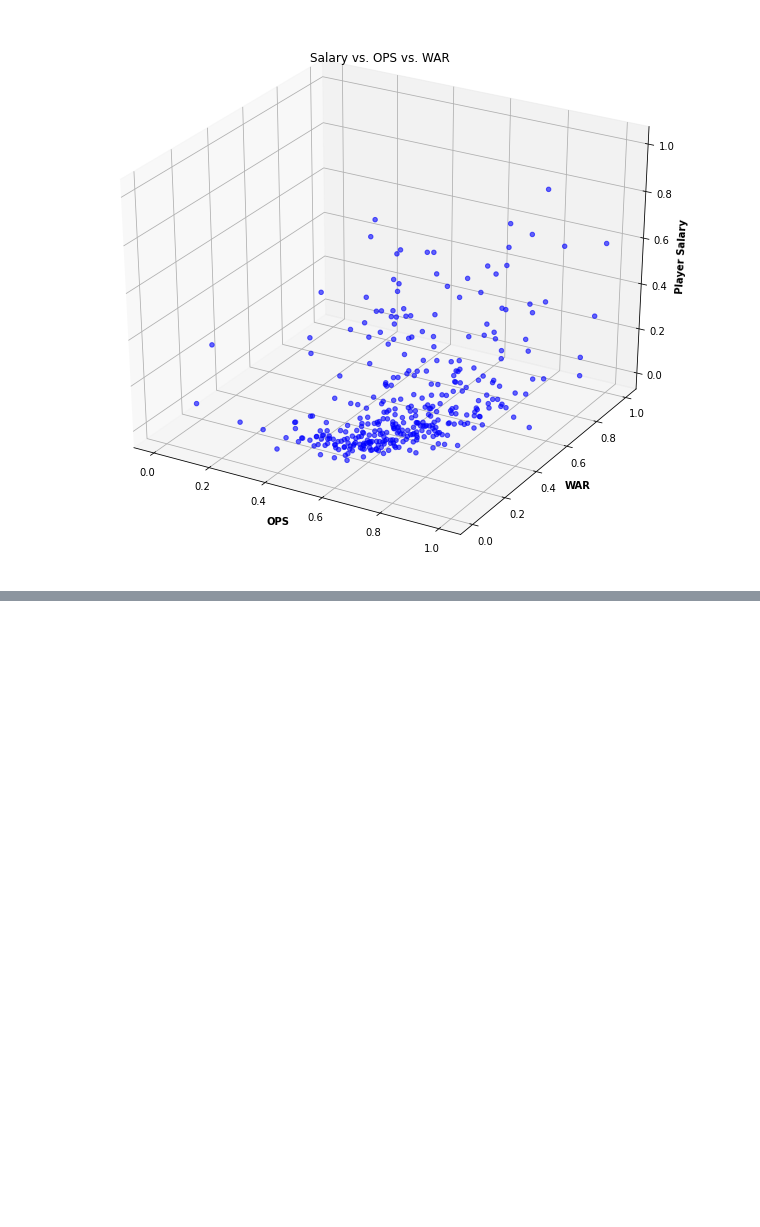
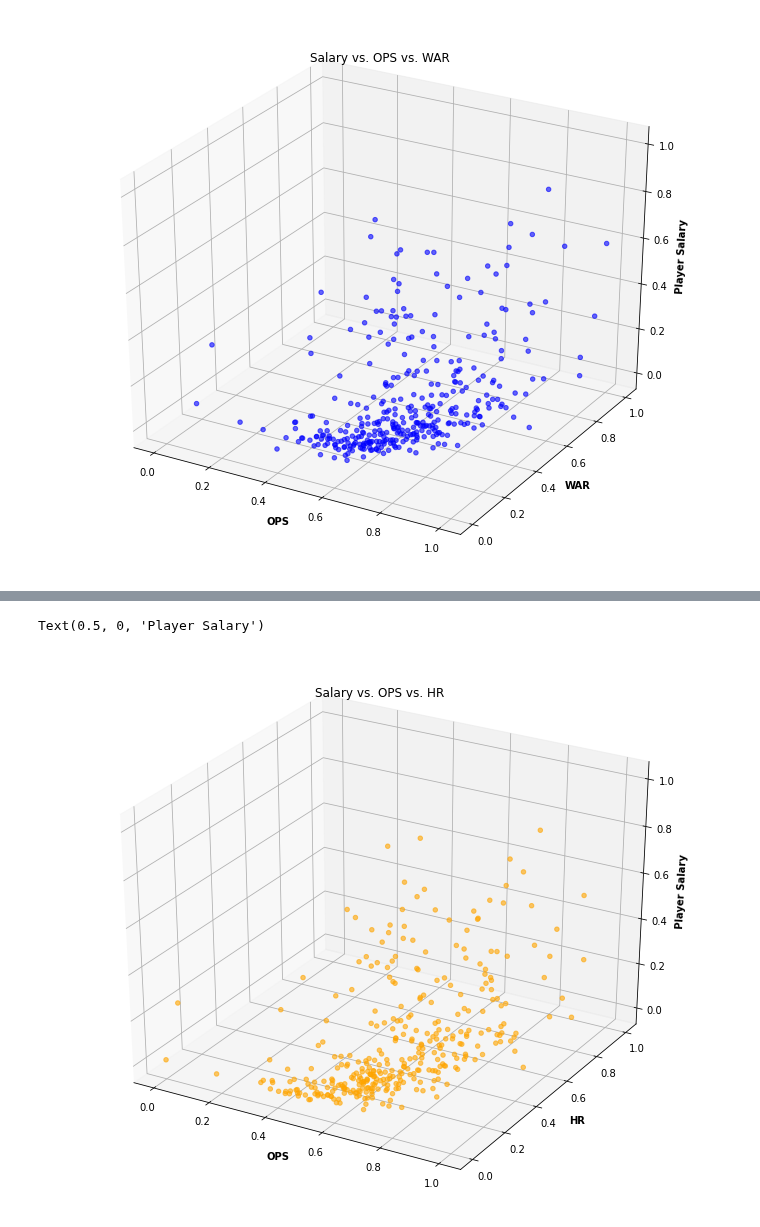
Before and after one commit to mnocerino23/MLB-Salary-Regressions, a Jupyter notebook: Visualization_continued.ipynb, the cells around one changed output, grey strips where cells are left out. Cells and saved outputs as stored; diff of their text form; code cells hidden in the pictures; blank space fills up the shorter version.

```diff
--- a/Visualization_continued.ipynb
+++ b/Visualization_continued.ipynb
@@ -38,3 +86,19 @@ Text(0.5, 0, 'Player Salary')
+# %%
+x = stats_normalized['ops']
+y = stats_normalized['HR']
+z = stats_normalized['salary']
+
+fig = plt.figure(figsize = (12, 10))
+ax = plt.axes(projection ="3d")
+
+ax.scatter3D(x, y, z, color = 'orange', alpha = 0.6)
+plt.title('Salary vs. OPS vs. HR')
+ax.set_xlabel('OPS', fontweight ='bold')
+ax.set_ylabel('HR', fontweight ='bold')
+ax.set_zlabel('Player Salary', fontweight ='bold')
+# %% [output]
+Text(0.5, 0, 'Player Salary')
+[figure, added]
 # %%
 #Having analyzed the relationship between the various using data visualization and inspection of graphs,
 #I now use feature selection to choose
```
Also changed, not shown: parts of 3 cells of this notebook.
